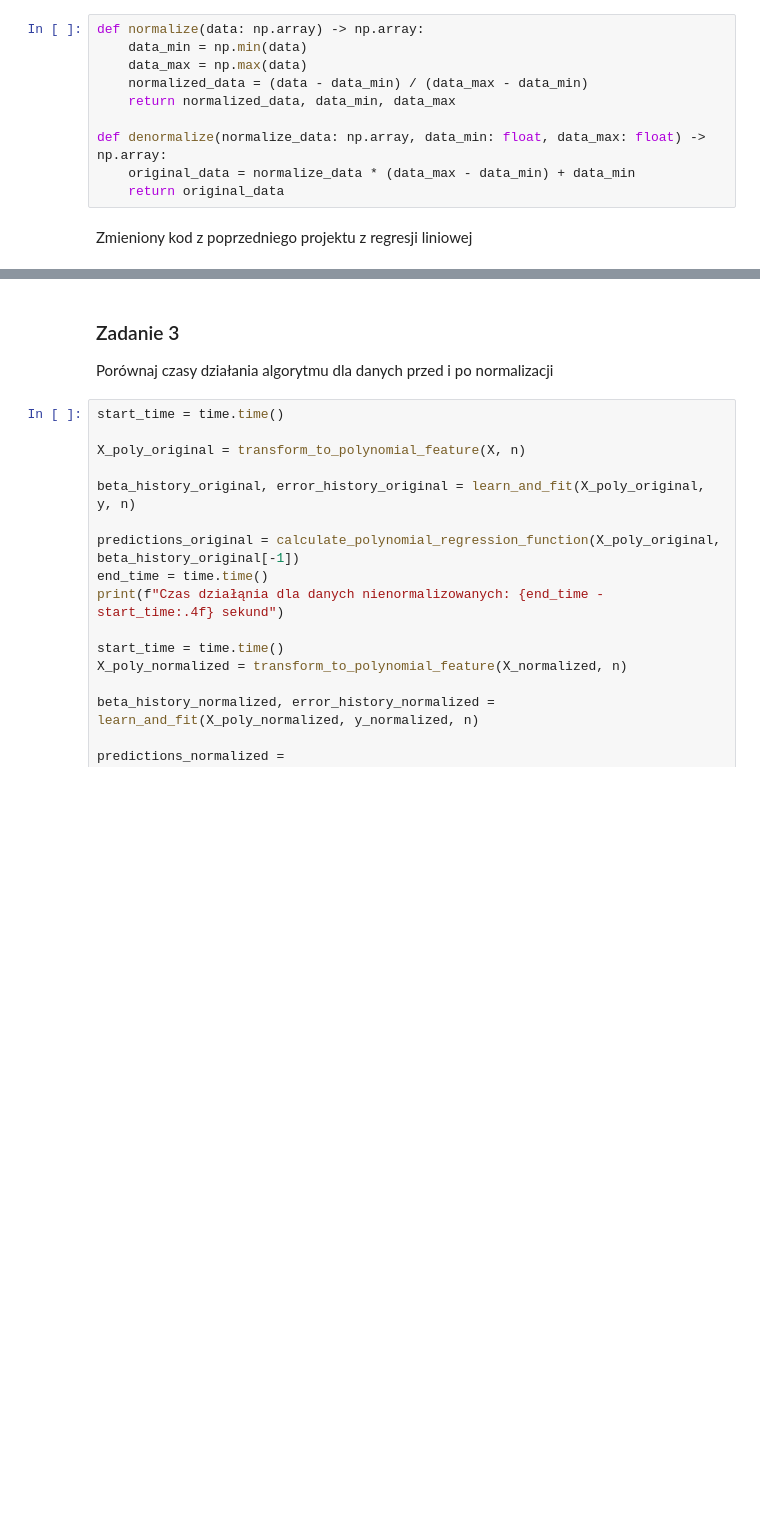
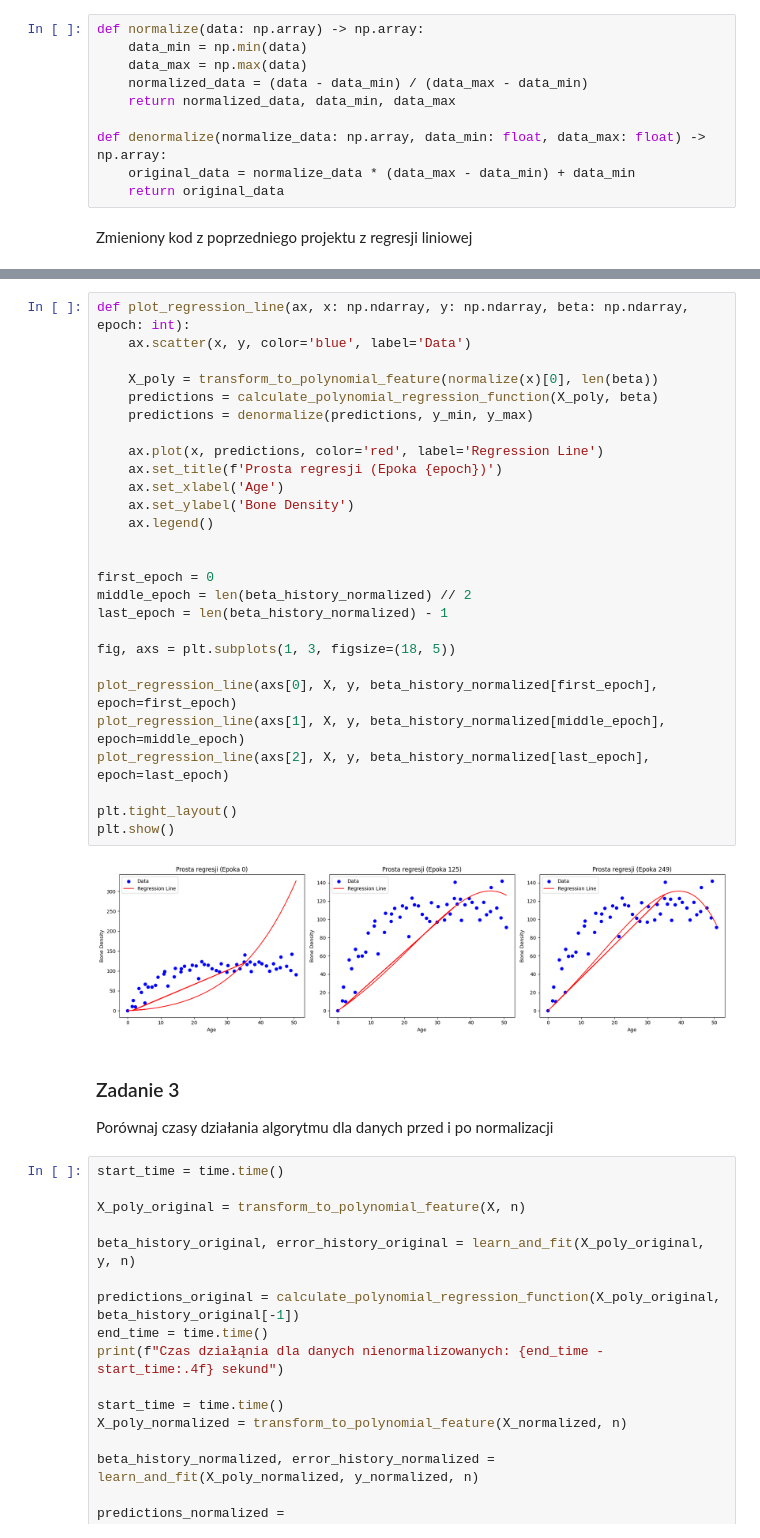
Before and after one commit to Batomet/Polynomial_Regression, a Jupyter notebook: Polynomial_regression.ipynb, the cells around one changed output, grey strips where cells are left out. Saved outputs shown, nothing was run; the diff lists cells and outputs as text; blank space fills up the shorter version.

```diff
--- a/Polynomial_regression.ipynb
+++ b/Polynomial_regression.ipynb
@@ -202,3 +168,32 @@ Epoch 100:
+# %%
+def plot_regression_line(ax, x: np.ndarray, y: np.ndarray, beta: np.ndarray, epoch: int):
+    ax.scatter(x, y, color='blue', label='Data')
+
+    X_poly = transform_to_polynomial_feature(normalize(x)[0], len(beta))
+    predictions = calculate_polynomial_regression_function(X_poly, beta)
+    predictions = denormalize(predictions, y_min, y_max)
+
+    ax.plot(x, predictions, color='red', label='Regression Line')
+    ax.set_title(f'Prosta regresji (Epoka {epoch})')
+    ax.set_xlabel('Age')
+    ax.set_ylabel('Bone Density')
+    ax.legend()
+
+
+first_epoch = 0
+middle_epoch = len(beta_history_normalized) // 2
+last_epoch = len(beta_history_normalized) - 1
+
+fig, axs = plt.subplots(1, 3, figsize=(18, 5))
+
+plot_regression_line(axs[0], X, y, beta_history_normalized[first_epoch], epoch=first_epoch)
+plot_regression_line(axs[1], X, y, beta_history_normalized[middle_epoch], epoch=middle_epoch)
+plot_regression_line(axs[2], X, y, beta_history_normalized[last_epoch], epoch=last_epoch)
+
+plt.tight_layout()
+plt.show()
+# %% [output]
+[figure, added]
 # %% [markdown]
 ### Zadanie 3
 
```
Also changed, not shown: parts of 16 cells of this notebook, 1 other file.
